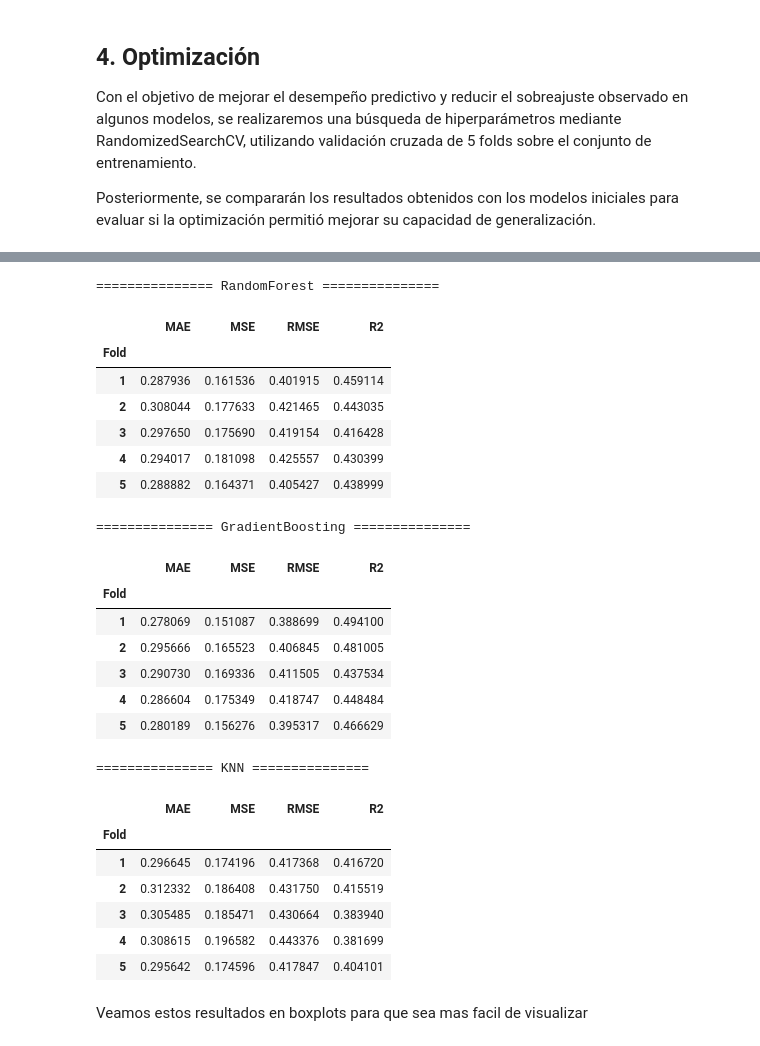
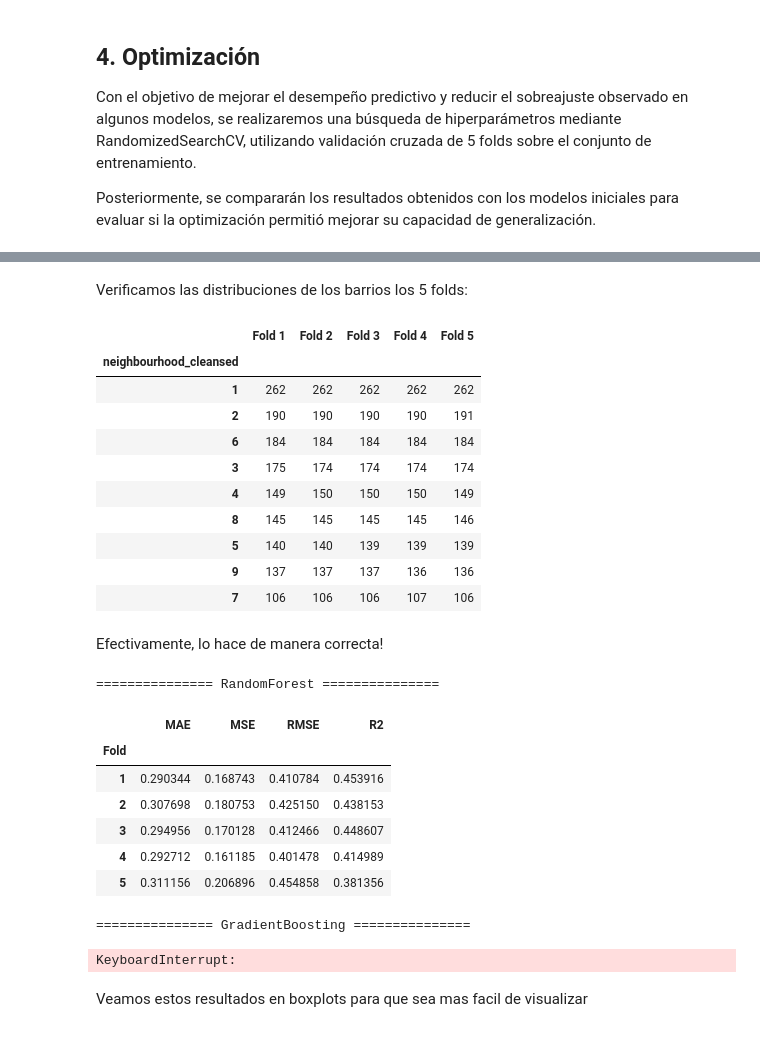
Before and after one commit to santidrelew/tp-mpg, a Jupyter notebook: notebooks/04_Ml_y_Validacion.ipynb, the cells around one changed output, grey strips where cells are left out. Drawn from its saved outputs; the diff is of its cells as text; code cells hidden in the pictures.

```diff
--- a/notebooks/04_Ml_y_Validacion.ipynb
+++ b/notebooks/04_Ml_y_Validacion.ipynb
@@ -109,4 +110,5 @@ binary_features = [
 
 all_features = numeric_features + categorical_features + binary_features
 
-X = X[all_features]
+# Chequeamos que no hayan variables que no estén en ninguna de las listas
+set(X.columns) - set(all_features)
@@ -117,20 +127,16 @@ TEST_SIZE = 0.2
 RANDOM_STATE = 42
 
 X_train, X_test, y_train, y_test = train_test_split(
-    X, y, test_size=TEST_SIZE, random_state=RANDOM_STATE
+    X, y,
+    test_size=TEST_SIZE,
+    random_state=RANDOM_STATE,
+    stratify=X["neighbourhood_cleansed"]
 )
 
 print(f"Total de registros en la base: {df.shape[0]}")
 print(f"Registros para ENTRENAR los modelos (X_train): {X_train.shape[0]}")
 print(f"Registros para TESTEAR los modelos (X_test): {X_test.shape[0]}")
 print(f"Cantidad de variables predictoras: {X_train.shape[1]}")
-
-
-# print("\n============== MUESTRA ==============")
-# print(f"Total de registros en la base: {df_muestra.shape[0]}")
-# print(f"Registros para ENTRENAR los modelos (X_train): {X_train_muestra.shape[0]}")
-# print(f"Registros para TESTEAR los modelos (X_test): {X_test_muestra.shape[0]}")
-# print(f"Cantidad de variables predictoras: {X_train_muestra.shape[1]}")
 # %% [output]
 Total de registros en la base: 9297
 Registros para ENTRENAR los modelos (X_train): 7437
@@ -389,7 +416,7 @@ models_and_params = {
     },
 }
 # %%
-def random_search_cv(X, y, modelo, parametros, n_iter, scoring, preprocessor=None):
+def random_search_cv(X, y, modelo, parametros, n_iter, scoring, preprocessor=None, cv=None):
 
     # Construimos el pipeline
     steps = []
@@ -457,44 +486,65 @@ def random_search_cv(X, y, modelo, parametros, n_iter, scoring, preprocessor=Non
+# %%
+skf = StratifiedKFold(
+    n_splits=5,
+    shuffle=True,
+    random_state=RANDOM_STATE
+)
+
+# Esto crea los indices del StratifiedKFold para poder hacer la validación cruzada estratificada
+cv_splits = list(
+    skf.split(X_train, X_train["neighbourhood_cleansed"])
+)
+# %% [markdown]
+Verificamos las distribuciones de los barrios los 5 folds:
+# %%
+distribucion_folds = pd.DataFrame({
+    f"Fold {i}": X_train.iloc[val_idx]["neighbourhood_cleansed"].value_counts()
+    for i, (_, val_idx) in enumerate(cv_splits, start=1)
+})
+
+display(distribucion_folds.fillna(0).astype(int))
+# %% [output]
+|  | Fold 1 | Fold 2 | Fold 3 | Fold 4 | Fold 5 |
+| neighbourhood_cleansed |  |  |  |  |  |
+| 1 | 262 | 262 | 262 | 262 | 262 |
+| 2 | 190 | 190 | 190 | 190 | 191 |
+| 6 | 184 | 184 | 184 | 184 | 184 |
+| 3 | 175 | 174 | 174 | 174 | 174 |
+| 4 | 149 | 150 | 150 | 150 | 149 |
+| 8 | 145 | 145 | 145 | 145 | 146 |
+| 5 | 140 | 140 | 139 | 139 | 139 |
+| 9 | 137 | 137 | 137 | 136 | 136 |
+| 7 | 106 | 106 | 106 | 107 | 106 |
+# %% [markdown]
+Efectivamente, lo hace de manera correcta!
 # %%
 resultados = {}
 
 for nombre, config in models_and_params.items():
 
     print(f"{'='*15} {nombre} {'='*15}")
 
     resultados[nombre] = random_search_cv(
         X=X_train,
         y=y_train,
         modelo=config["model"],
         parametros=config["params"],
         n_iter=50,
         scoring="MSE",
-        preprocessor=config["preprocessor"]
+        preprocessor=config["preprocessor"],
+        cv=cv_splits
     )
 # %% [output]
 =============== RandomForest ===============
 |  | MAE | MSE | RMSE | R2 |
 | Fold |  |  |  |  |
-| 1 | 0.287936 | 0.161536 | 0.401915 | 0.459114 |
-| 2 | 0.308044 | 0.177633 | 0.421465 | 0.443035 |
-| 3 | 0.297650 | 0.175690 | 0.419154 | 0.416428 |
-| 4 | 0.294017 | 0.181098 | 0.425557 | 0.430399 |
-| 5 | 0.288882 | 0.164371 | 0.405427 | 0.438999 |
+| 1 | 0.290344 | 0.168743 | 0.410784 | 0.453916 |
+| 2 | 0.307698 | 0.180753 | 0.425150 | 0.438153 |
+| 3 | 0.294956 | 0.170128 | 0.412466 | 0.448607 |
+| 4 | 0.292712 | 0.161185 | 0.401478 | 0.414989 |
+| 5 | 0.311156 | 0.206896 | 0.454858 | 0.381356 |
 =============== GradientBoosting ===============
-|  | MAE | MSE | RMSE | R2 |
-| Fold |  |  |  |  |
-| 1 | 0.278069 | 0.151087 | 0.388699 | 0.494100 |
-| 2 | 0.295666 | 0.165523 | 0.406845 | 0.481005 |
-| 3 | 0.290730 | 0.169336 | 0.411505 | 0.437534 |
-| 4 | 0.286604 | 0.175349 | 0.418747 | 0.448484 |
-| 5 | 0.280189 | 0.156276 | 0.395317 | 0.466629 |
-=============== KNN ===============
+KeyboardInterrupt:
-|  | MAE | MSE | RMSE | R2 |
-| Fold |  |  |  |  |
-| 1 | 0.296645 | 0.174196 | 0.417368 | 0.416720 |
-| 2 | 0.312332 | 0.186408 | 0.431750 | 0.415519 |
-| 3 | 0.305485 | 0.185471 | 0.430664 | 0.383940 |
-| 4 | 0.308615 | 0.196582 | 0.443376 | 0.381699 |
-| 5 | 0.295642 | 0.174596 | 0.417847 | 0.404101 |
 # %% [markdown]
  Veamos estos resultados en boxplots para que sea mas facil de visualizar
 # %%
```
Also changed, not shown: parts of 14 cells of this notebook, 6 other files.
